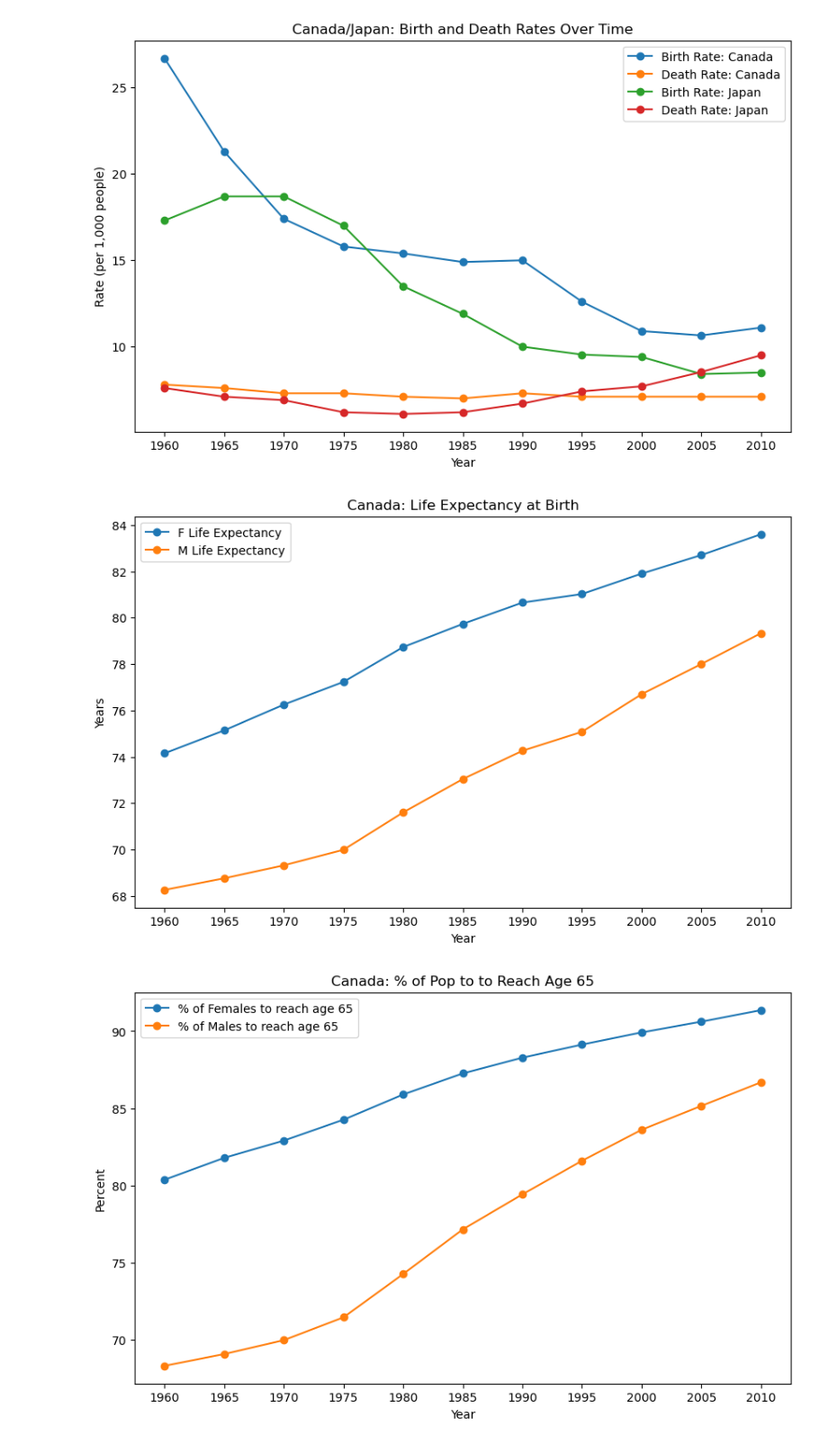
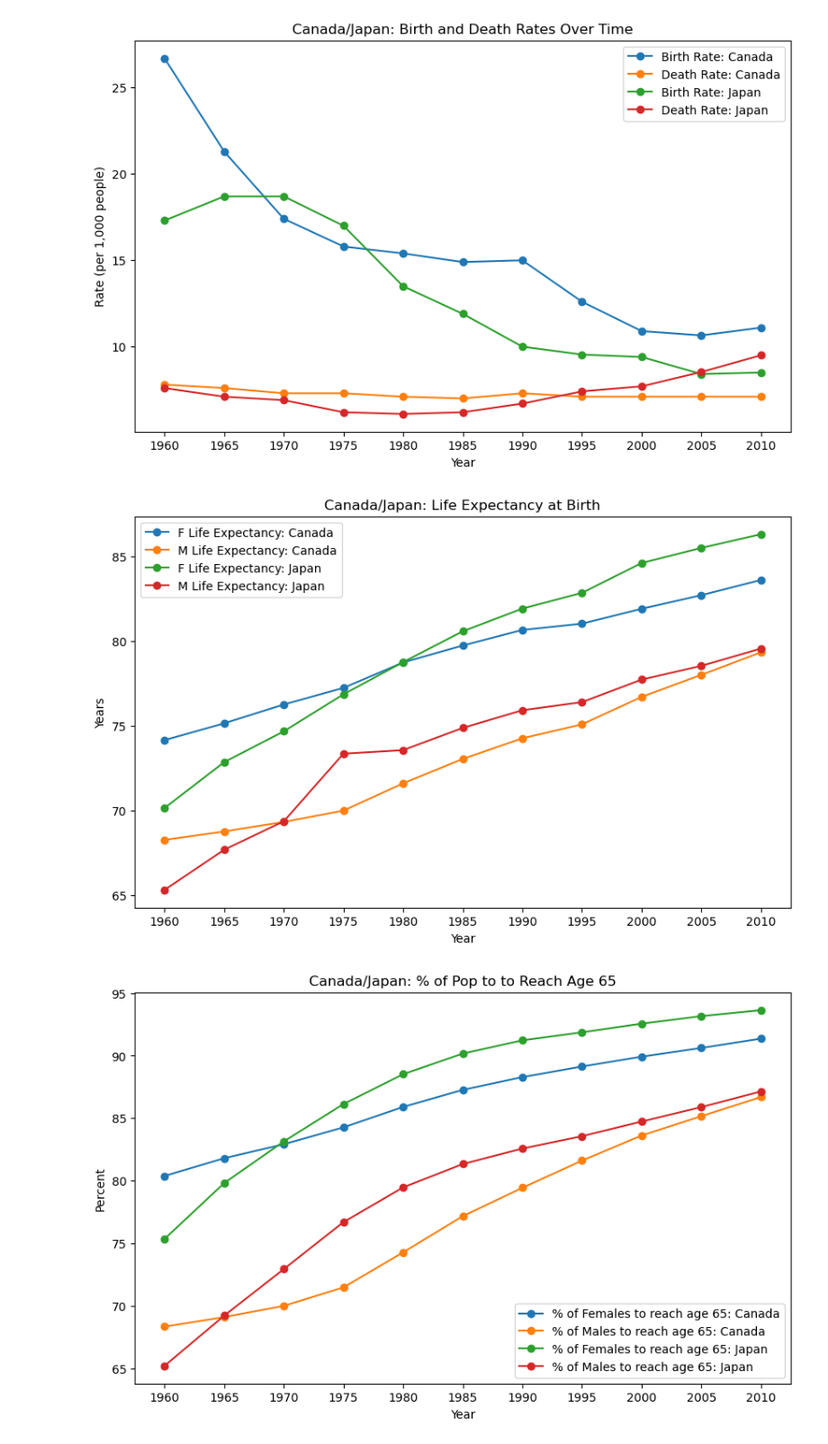
Before and after one commit to TolsonA/Group_3, a Jupyter notebook: src/health_data_analysis.ipynb, the cells around one changed output. Shown at 90% size. Cells and saved outputs as stored; diff of their text form; code cells hidden in the pictures.

Commit message:
Added more Japan comparison data

```diff
--- a/src/health_data_analysis.ipynb
+++ b/src/health_data_analysis.ipynb
@@ -63,12 +78,15 @@ can_filtered_le_data = can_combined_le_data[can_combined_le_data.index.astype(in
 # %%
+# Plot life expectancy f/ Canada & Japan
 plt.figure(figsize=(10, 6))
-plt.plot(can_filtered_le_data['Female Life Expectancy at Birth'], marker='o', label='F Life Expectancy')
-plt.plot(can_filtered_le_data['Male Life Expectancy at Birth'], marker='o', label='M Life Expectancy')
-plt.title('Canada: Life Expectancy at Birth')
+plt.plot(can_filtered_le_data['Female Life Expectancy at Birth'], marker='o', label='F Life Expectancy: Canada')
+plt.plot(can_filtered_le_data['Male Life Expectancy at Birth'], marker='o', label='M Life Expectancy: Canada')
+plt.plot(jpn_filtered_le_data['Female Life Expectancy at Birth'], marker='o', label='F Life Expectancy: Japan')
+plt.plot(jpn_filtered_le_data['Male Life Expectancy at Birth'], marker='o', label='M Life Expectancy: Japan')
+plt.title('Canada/Japan: Life Expectancy at Birth')
 plt.xlabel('Year')
 plt.ylabel('Years')
 plt.legend()
 plt.show()
 # %% [output]
-[figure, old version]
+[figure, new version]
 # %%
@@ -82,16 +101,31 @@ can_survival_65_f_df.index.name = 'Percent'
 can_combined_65_data = can_survival_65_f_df.join(can_survival_65_m_df)
 can_combined_65_data.index = can_combined_65_data.index
 can_filtered_65_data = can_combined_65_data[can_combined_65_data.index.astype(int) % 5 == 0]
+# %%
+# Japan Survival To Age 65
+jpn_survival_65_f_df = df_japan[df_japan['Indicator Name'] == "Survival to age 65, female (% of cohort)"].iloc[:, 5:].T
+jpn_survival_65_m_df = df_japan[df_japan['Indicator Name'] == "Survival to age 65, male (% of cohort)"].iloc[:, 5:].T
+jpn_survival_65_f_df.columns = ['% of Females to reach age 65']
+jpn_survival_65_m_df.columns = ['% of Males to reach age 65']
+jpn_survival_65_f_df.index.name = 'Percent'
+jpn_survival_65_f_df.index.name = 'Percent'
+
+jpn_combined_65_data = jpn_survival_65_f_df.join(jpn_survival_65_m_df)
+jpn_combined_65_data.index = jpn_combined_65_data.index
+jpn_filtered_65_data = jpn_combined_65_data[jpn_combined_65_data.index.astype(int) % 5 == 0]
 # %%
+# Plot survival to age 65 f/ Canada & Japan
 plt.figure(figsize=(10, 6))
-plt.plot(can_filtered_65_data['% of Females to reach age 65'], marker='o', label='% of Females to reach age 65')
-plt.plot(can_filtered_65_data['% of Males to reach age 65'], marker='o', label='% of Males to reach age 65')
-plt.title('Canada: % of Pop to to Reach Age 65')
+plt.plot(can_filtered_65_data['% of Females to reach age 65'], marker='o', label='% of Females to reach age 65: Canada')
+plt.plot(can_filtered_65_data['% of Males to reach age 65'], marker='o', label='% of Males to reach age 65: Canada')
+plt.plot(jpn_filtered_65_data['% of Females to reach age 65'], marker='o', label='% of Females to reach age 65: Japan')
+plt.plot(jpn_filtered_65_data['% of Males to reach age 65'], marker='o', label='% of Males to reach age 65: Japan')
+plt.title('Canada/Japan: % of Pop to to Reach Age 65')
 plt.xlabel('Year')
 plt.ylabel('Percent')
 plt.legend()
 plt.show()
 # %% [output]
-[figure, old version]
+[figure, new version]
 # %%
 can_combined_65_le_data = can_filtered_le_data.join(can_filtered_65_data)
```
Also changed, not shown: parts of 7 cells of this notebook.
